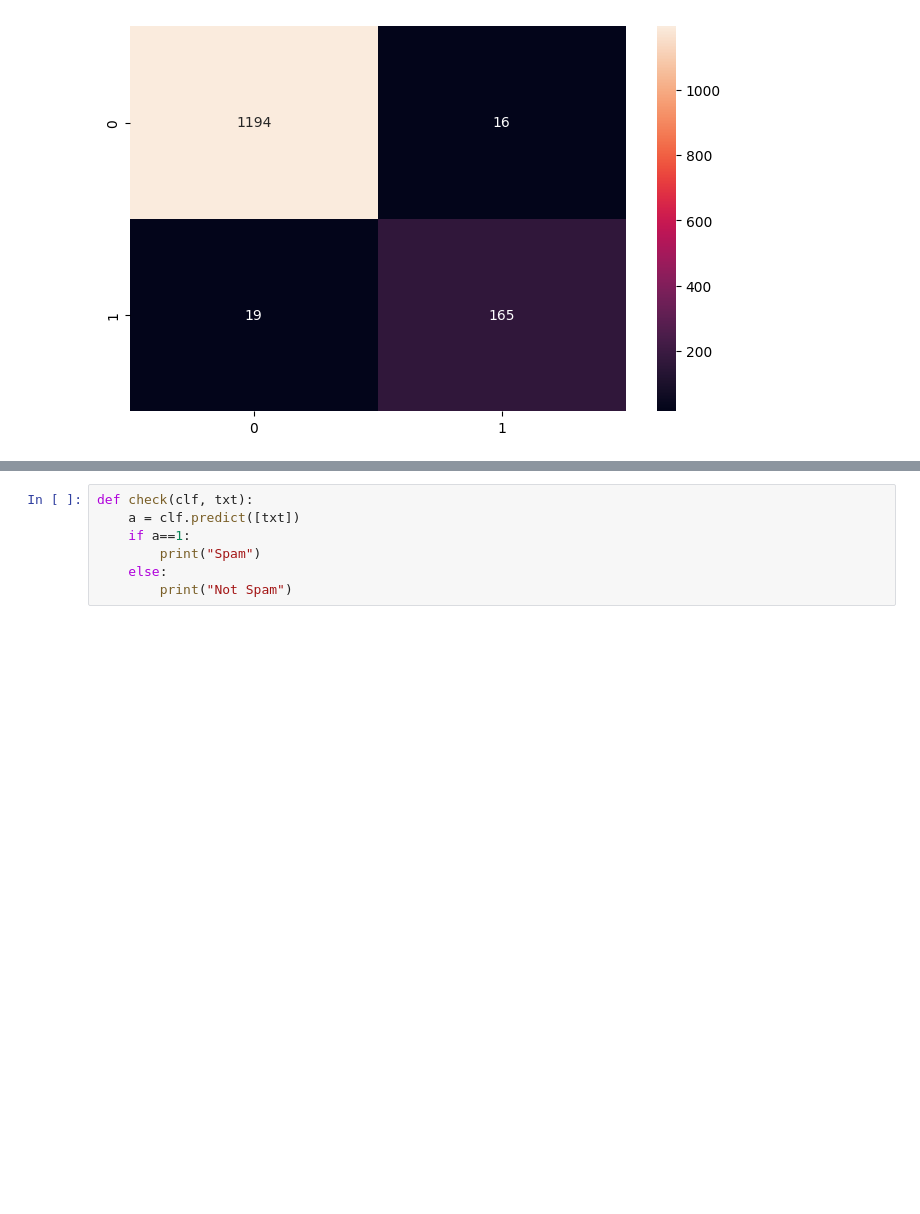
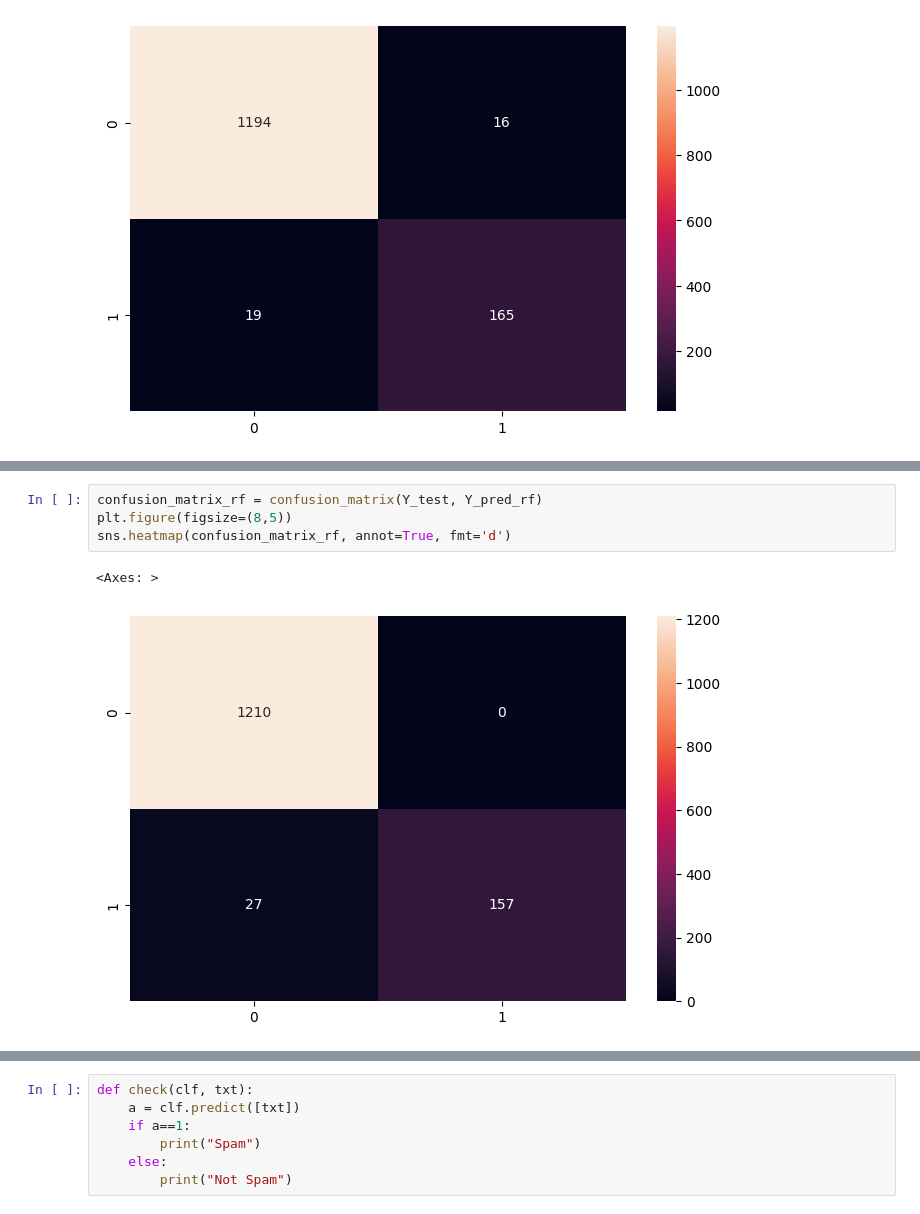
Before and after one commit to SyedMdMizan/Spam-email-detection, a Jupyter notebook: detection.ipynb, the cells around one changed output, grey strips where cells are left out. Cells and saved outputs as stored; diff of their text form; blank space fills up the shorter version.

```diff
--- a/detection.ipynb
+++ b/detection.ipynb
@@ -144,0 +187,7 @@ sns.heatmap(confusion_matrix_dt, annot=True, fmt='d')
+# %%
+confusion_matrix_rf = confusion_matrix(Y_test, Y_pred_rf)
+plt.figure(figsize=(8,5))
+sns.heatmap(confusion_matrix_rf, annot=True, fmt='d')
+# %% [output]
+<Axes: >
+[figure, added]
```
Also changed, not shown: parts of 14 cells of this notebook.
